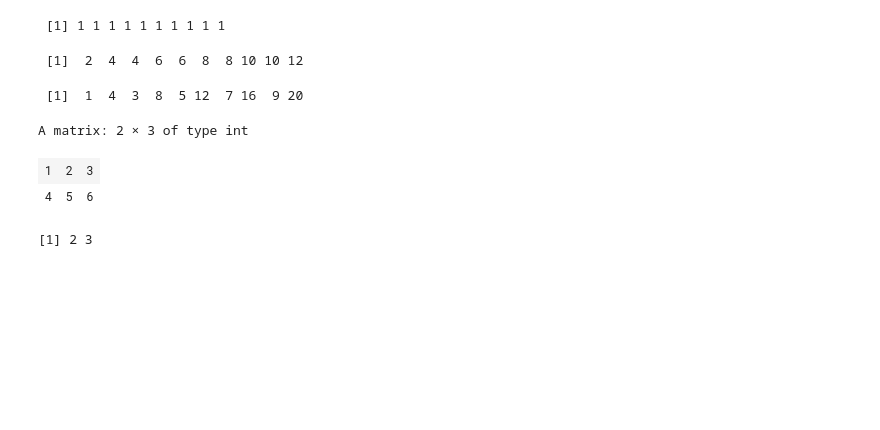
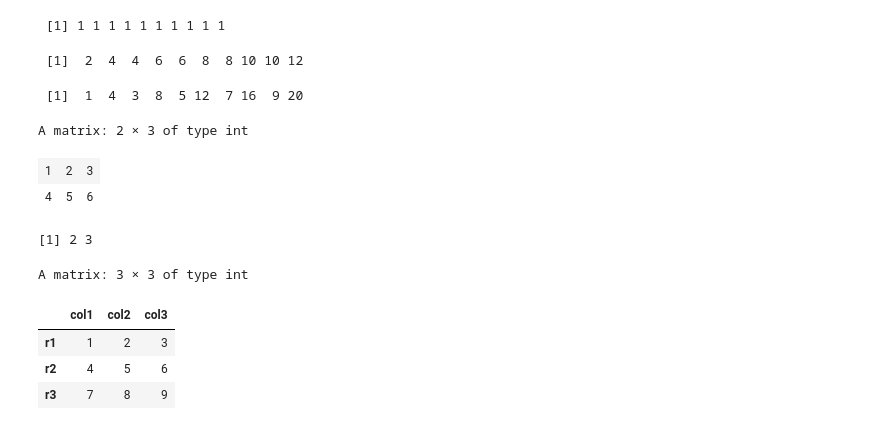
Before and after one commit to kukaro/KNOU-PYTHON-AND-R, a Jupyter notebook: repeat/b3-R.ipynb, the cells around one changed output. Cells and saved outputs as stored; diff of their text form; code cells hidden in the pictures; blank space fills up the shorter version.

```diff
--- a/repeat/b3-R.ipynb
+++ b/repeat/b3-R.ipynb
@@ -265,14 +265,24 @@ xv1 + onetwo
 xv1 * onetwo
 # %% [output]
  [1]  1  4  3  8  5 12  7 16  9 20
-# %%
-mx1 <- matrix(1:6, ncol=3, byrow=T)
-mx1
-# %% [output]
-A matrix: 2 × 3 of type int
-| 1 | 2 | 3 |
-| 4 | 5 | 6 |
-# %%
-dim(mx1)
-# %% [output]
-[1] 2 3
+# %%
+mx1 <- matrix(1:6, ncol=3, byrow=T)
+mx1
+# %% [output]
+A matrix: 2 × 3 of type int
+| 1 | 2 | 3 |
+| 4 | 5 | 6 |
+# %%
+dim(mx1)
+# %% [output]
+[1] 2 3
+# %%
+# 1. R에서 다음 xm 결과는?
+xm <- matrix(1:9, nrow=3, byrow=T, dimnames=list(c('r1','r2','r3'), c('col1','col2','col3')))
+xm
+# %% [output]
+A matrix: 3 × 3 of type int
+|  | col1 | col2 | col3 |
+| r1 | 1 | 2 | 3 |
+| r2 | 4 | 5 | 6 |
+| r3 | 7 | 8 | 9 |
```
Also changed, not shown: 1 other file.
